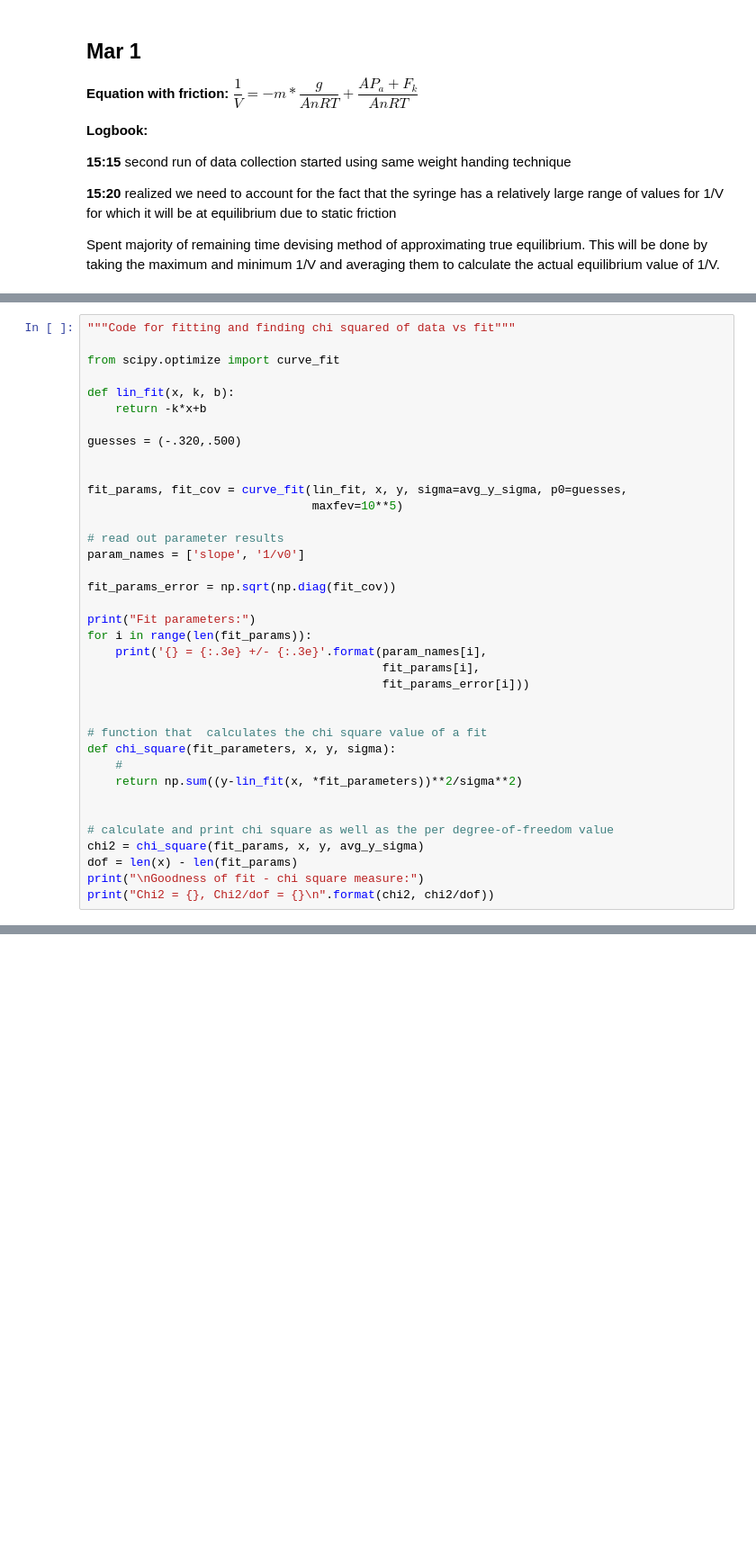
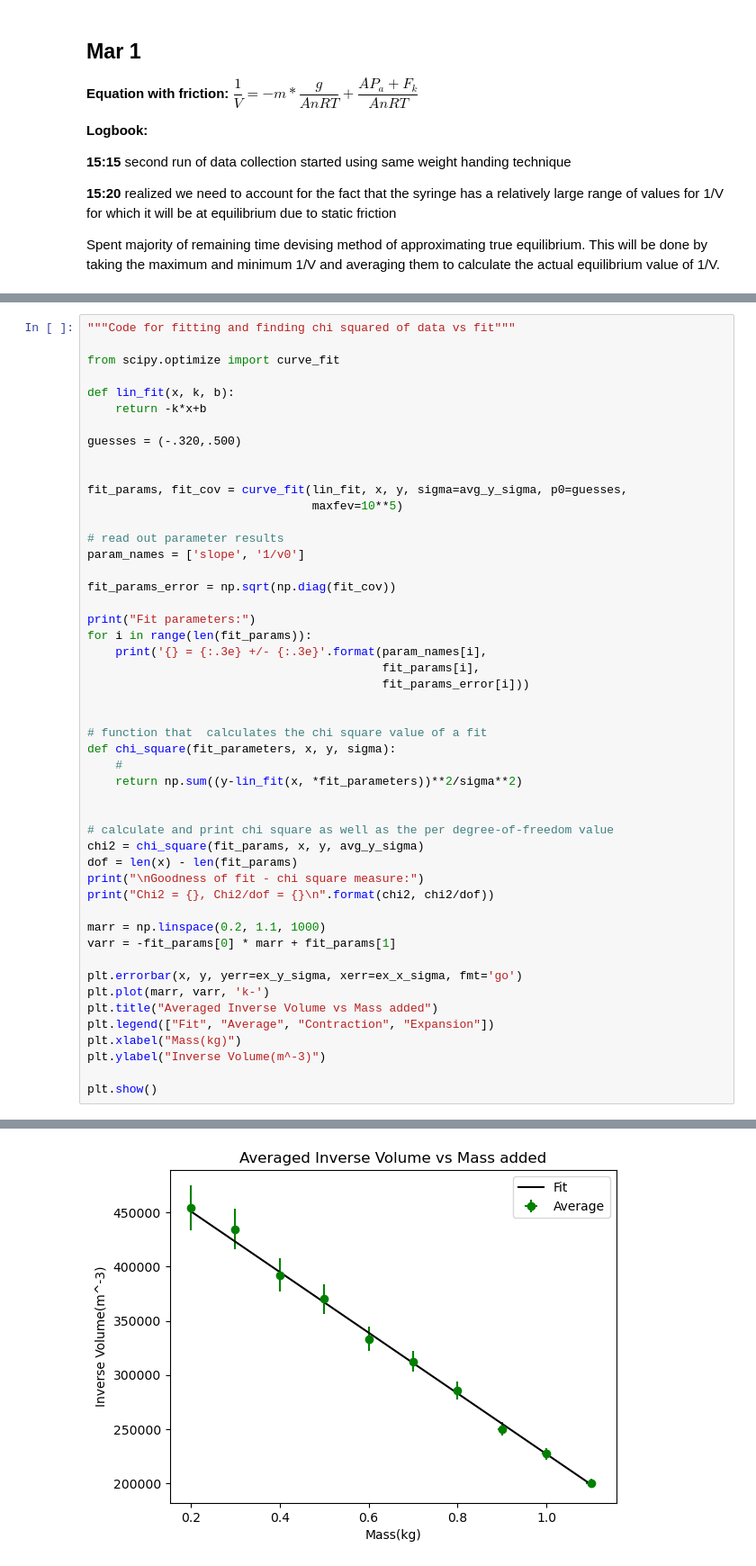
Before and after one commit to JadenMajid/Experiment-2-229, a Jupyter notebook: Logy Experiment Notes.ipynb, the cells around one changed output, grey strips where cells are left out. Shown: that part at 90% size. Drawn from its saved outputs; the diff is of its cells as text; blank space fills up the shorter version.

```diff
--- a/Logy Experiment Notes.ipynb
+++ b/Logy Experiment Notes.ipynb
@@ -179,33 +172,46 @@ fit_params, fit_cov = curve_fit(lin_fit, x, y, sigma=avg_y_sigma, p0=guesses,
 # read out parameter results
 param_names = ['slope', '1/v0']
 
 fit_params_error = np.sqrt(np.diag(fit_cov))
 
 print("Fit parameters:")
 for i in range(len(fit_params)):
     print('{} = {:.3e} +/- {:.3e}'.format(param_names[i],
                                           fit_params[i],
                                           fit_params_error[i]))
 
 
 # function that  calculates the chi square value of a fit
 def chi_square(fit_parameters, x, y, sigma):
     #
     return np.sum((y-lin_fit(x, *fit_parameters))**2/sigma**2)
 
 
 # calculate and print chi square as well as the per degree-of-freedom value
 chi2 = chi_square(fit_params, x, y, avg_y_sigma)
 dof = len(x) - len(fit_params)
 print("\nGoodness of fit - chi square measure:")
 print("Chi2 = {}, Chi2/dof = {}\n".format(chi2, chi2/dof))
+
+marr = np.linspace(0.2, 1.1, 1000)
+varr = -fit_params[0] * marr + fit_params[1]
+
+plt.errorbar(x, y, yerr=ex_y_sigma, xerr=ex_x_sigma, fmt='go')
+plt.plot(marr, varr, 'k-')
+plt.title("Averaged Inverse Volume vs Mass added")
+plt.legend(["Fit", "Average", "Contraction", "Expansion"])
+plt.xlabel("Mass(kg)")
+plt.ylabel("Inverse Volume(m^-3)")
+
+plt.show()
 # %% [output]
 Fit parameters:
 slope = 2.801e+05 +/- 5.062e+03
 1/v0 = 5.071e+05 +/- 4.850e+03
 
 Goodness of fit - chi square measure:
 Chi2 = 5.0060727609677445, Chi2/dof = 0.6257590951209681
+[figure, added]
 # %%
 """Code for converting fit to R"""
 
```
Also changed, not shown: parts of 3 cells of this notebook, 1 other file.
